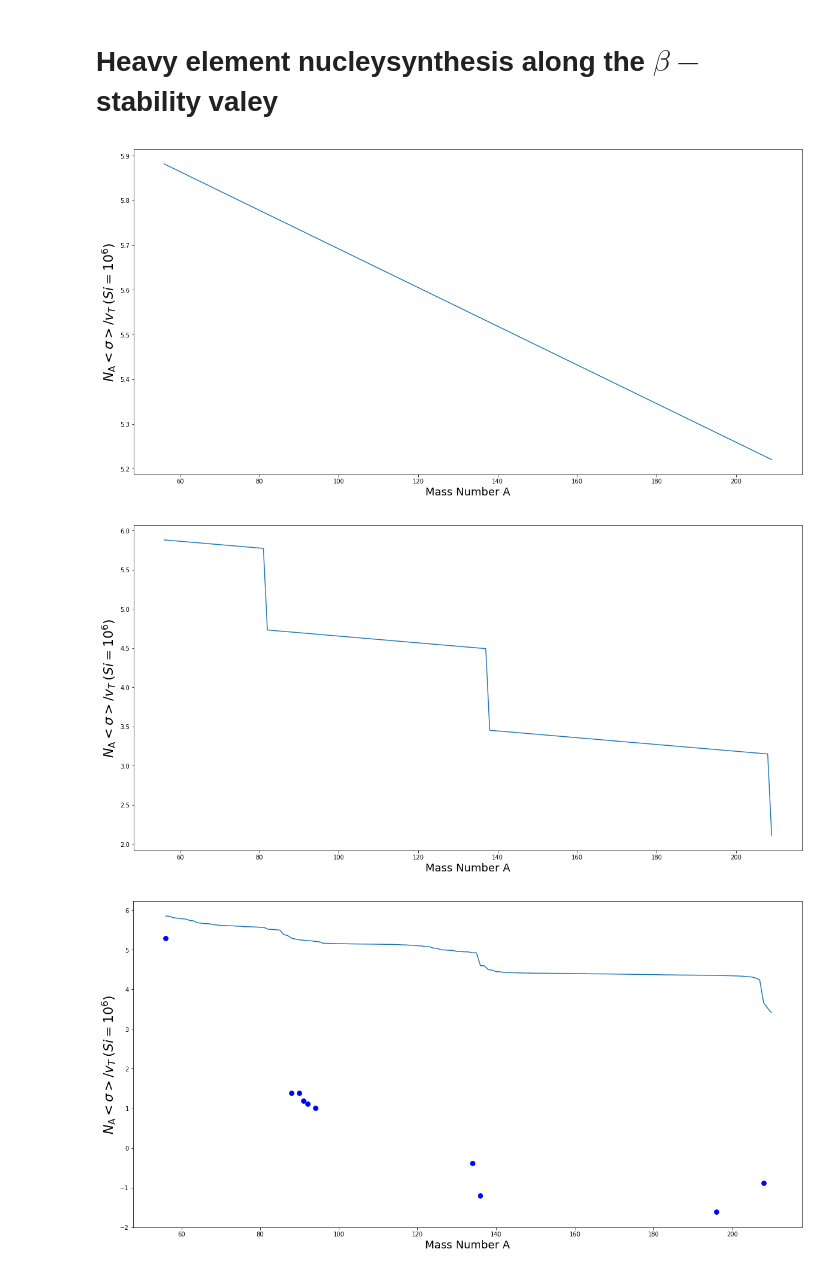
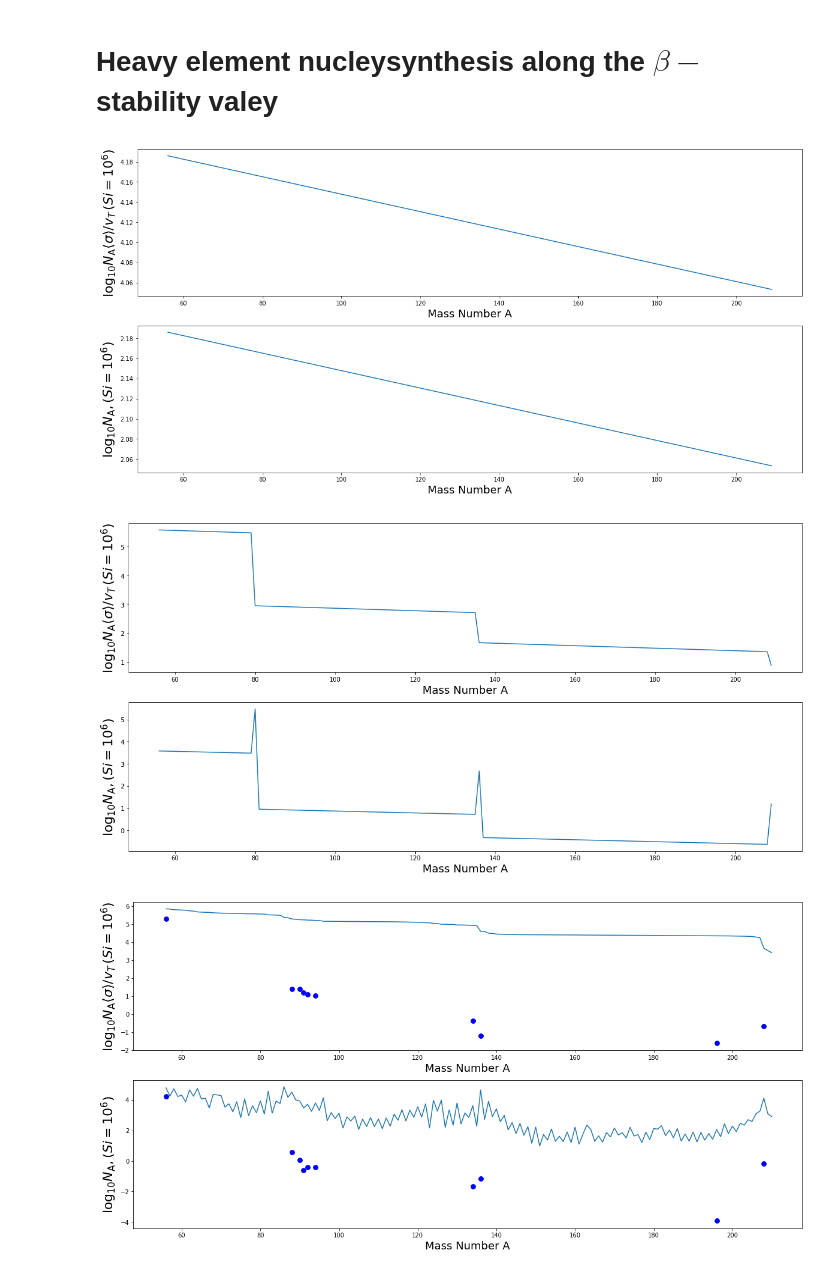
Before and after one commit to jantoniadis/nucleosynthesis, a Jupyter notebook: demos/sprocess/s_process_curve.ipynb, the cells around one changed output. Drawn from its saved outputs; the diff is of its cells as text; code cells hidden in the pictures.

```diff
--- a/demos/sprocess/s_process_curve.ipynb
+++ b/demos/sprocess/s_process_curve.ipynb
@@ -6,13 +6,13 @@ import matplotlib.pyplot as plt
 # %%
 def s_process_abundances(N56,tau_0,f,A,sigma_0):
     '''This function implements Claytons' analytical formula for s-process abundances.
-       Given
+       Given:
        - an initial seed composition of Iron: N56,
        - a characteristic exposure time:      tau_0,
-       - a value  for the fraction of initial
+       - a value for the fraction of initial
            seed nuclei that have been exposed
-           to an exponential distribution o
-           f neutron exposures,               f,
+           to an exponential distribution of
+           neutron exposures,                 f,
        -   a mass number                      A,
        -   and a maxwellian-averaged neutron
            capture cross section for A,       sigma_0,
@@ -25,16 +25,25 @@ def s_process_abundances(N56,tau_0,f,A,sigma_0):
 
 
 #Here's also a convenient function for ploting the results
-def plot_abundances(A,abundances,abundances_sol=None):
+def plot_abundances(A,abundances,sigma_0,abundances_sol=None):
     plt.figure(figsize=(20,10))
+
+    plt.subplot(2,1,1)
     plt.xlabel('Mass Number A',fontsize=18)
-    plt.ylabel(r'$N_{\rm A}< \sigma>/v_T\,(Si=10^6)$',fontsize=22)
+    plt.ylabel(r'$\log_{10} N_{\rm A}\langle \sigma\rangle/v_T\,(Si=10^6)$',fontsize=22)
     plt.plot(A,np.log10(abundances))
     if abundances_sol is not None:
         plt.scatter(abundances_sol[:,0],np.log10(abundances_sol[:,1]*abundances_sol[:,2])-0.7,s=60,color='blue')
+
+    plt.subplot(2,1,2)
+    plt.xlabel('Mass Number A',fontsize=18)
+    plt.ylabel(r'$\log_{10} N_{\rm A},(Si=10^6)$',fontsize=22)
+    plt.plot(A,np.log10(abundances/sigma_0))
+    if abundances_sol is not None:
+        plt.scatter(abundances_sol[:,0],np.log10(abundances_sol[:,1])-0.7,s=60,color='blue')
 # %%
-#Example 1. Let's consider nuclei with mass numbers from A=56 to A=210
-A = np.arange(56,210,1) #201 because the function returns values inside [min,max)
+#Example 1. Let's consider nuclei with mass numbers from A=56 to A=209
+A = np.arange(56,210,1) #210 because the function returns values inside [min,max)
 
 #Let's now assume that all heavy elements have the same cross-section, sigma_0 = 100 mb
 # we'll also set N56=768900 (solar system abundance) and tau_0=f=1
@@ -43,36 +52,36 @@ sigma_0 = np.ones_like(A)*100.
 #here I put a 'dot' to specify that this is a float, not an integer (100. == 100.0 in python)
 
 
-abundances =s_process_abundances(768900,1.0,1,A,sigma_0)
+abundances =s_process_abundances(768900,5.0,0.1,A,sigma_0)
 
 # Plot of the results
-plot_abundances(A,abundances)
+plot_abundances(A,abundances,sigma_0)
 # %% [output]
-[figure, old version]
+[figure, new version]
 # %%
 # Example 2. We know that cross sections at magic neutron numbers become very small.
 # So let's now try to set the corresponding values in the sigma_0 array to an arbitrary small number
 # Magic numbers of interest are N= 50, 82, 126 which correspond to roughly A=82,138, 209
 
-sigma_0[np.where(A == 82)] = 0.1
-sigma_0[np.where(A == 138)] = 0.1
-sigma_0[np.where(A == 209)] = 0.1
+sigma_0[np.where(A == 80)] = 0.003
+sigma_0[np.where(A == 136)] = 0.1
+sigma_0[np.where(A == 209)] = 0.5
 
-abundances =s_process_abundances(768900,1,1,A,sigma_0)
-plot_abundances(A,abundances)
+abundances =s_process_abundances(768900,1.,0.5,A,sigma_0)
+plot_abundances(A,abundances,sigma_0)
 # %% [output]
-[figure, old version]
+[figure, new version]
 # %%
 # The above seems much more realistic!
 #Only parts of the chain in-between neutron magic numbers seem to be in equilibrium
 # When the cross section drops, so does the Nxsigma product for elements that come after
 #But how does it compare with measurements?
 #The following loads solar system abundace for s-only elements + Iron (from Lodders 2003)
 abundance_data =np.genfromtxt('solar_abundances.txt')
-abundances =s_process_abundances(768900,1,1,A,sigma_0) #0.05,0.01
-plot_abundances(A,abundances,abundance_data)
+abundances =s_process_abundances(768900,1,1,A,sigma_0) #0.05,0.01 yield a 'resonble' fit
+plot_abundances(A,abundances,sigma_0,abundance_data)
 # %% [output]
-[figure, old version]
+[figure, new version]
 # %%
 #ok, obviously, not very realistic....now let's use real data for sigma_0.
 #The following values (vs A) are from Bao et al. 2000:
```
Also changed, not shown: parts of 3 cells of this notebook, 2 other files.
